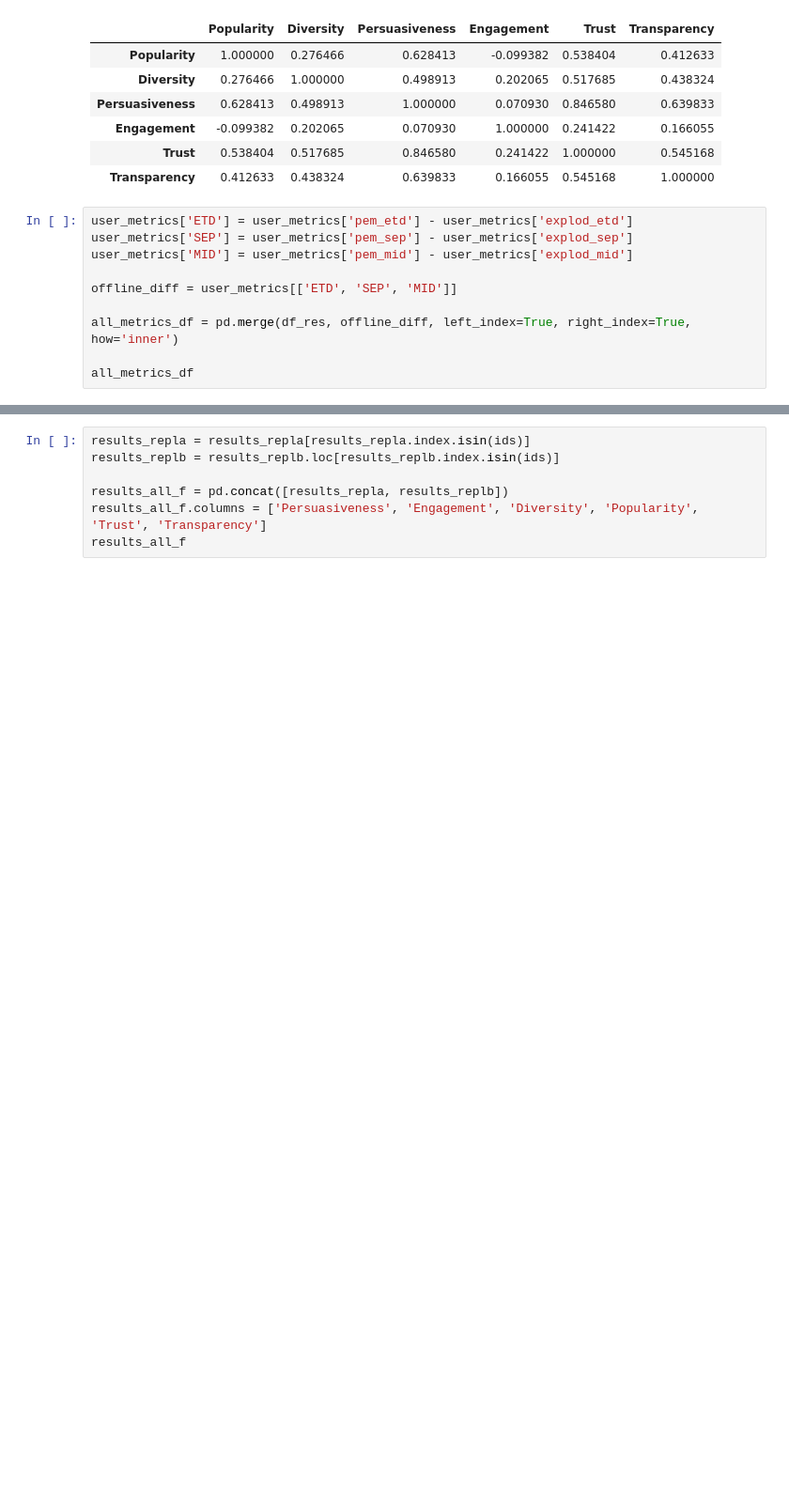
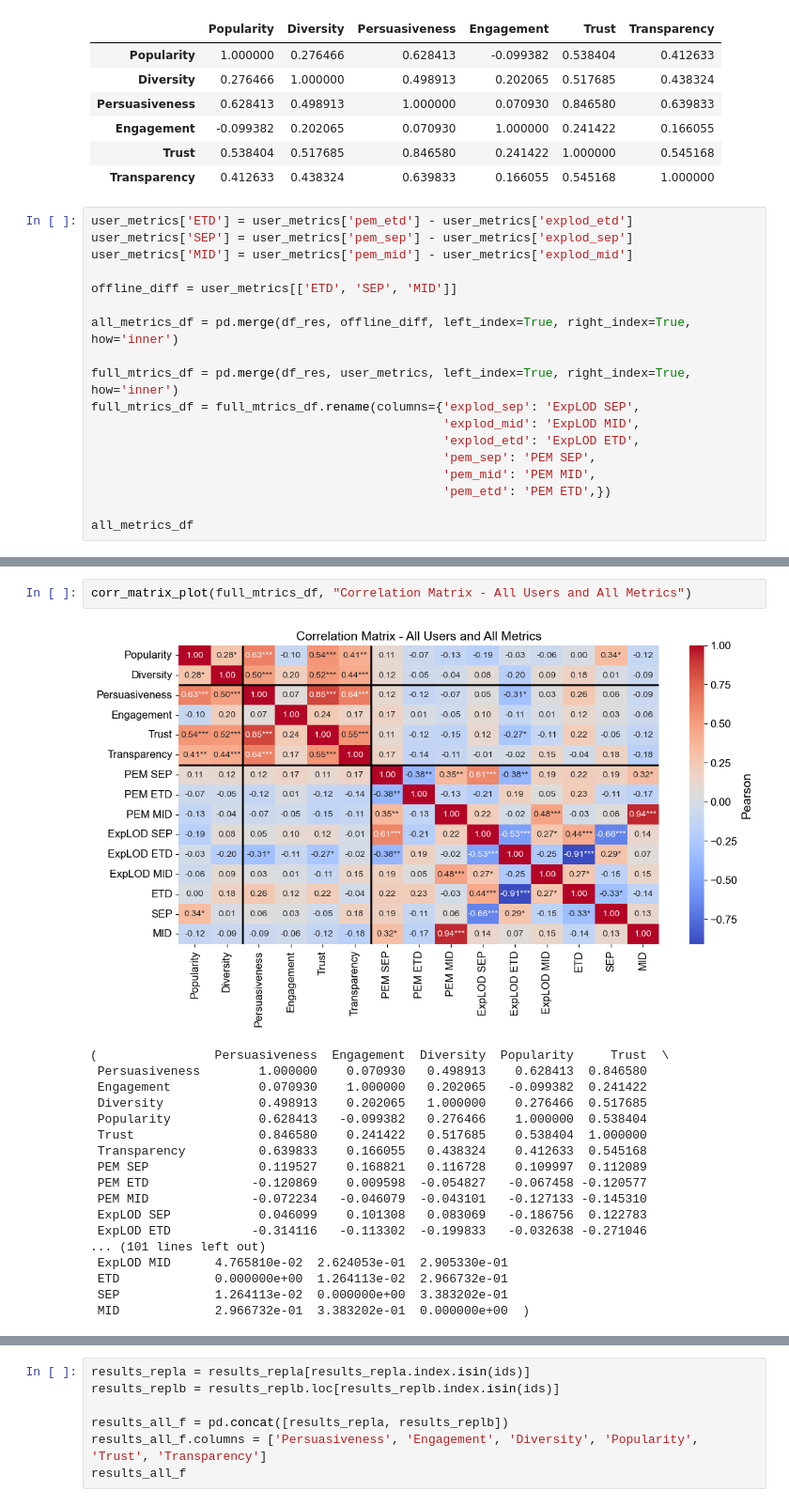
Before and after one commit to andlzanon/offline_metrics_explanation_rec_goals, a Jupyter notebook: Online User Study/Online Analysis.ipynb, the cells around one changed output, grey strips where cells are left out. Shown at 94% size. Drawn from its saved outputs; the diff is of its cells as text; blank space fills up the shorter version.

```diff
--- a/Online User Study/Online Analysis.ipynb
+++ b/Online User Study/Online Analysis.ipynb
@@ -1173,6 +1185,14 @@ offline_diff = user_metrics[['ETD', 'SEP', 'MID']]
 
 all_metrics_df = pd.merge(df_res, offline_diff, left_index=True, right_index=True, how='inner')
 
+full_mtrics_df = pd.merge(df_res, user_metrics, left_index=True, right_index=True, how='inner')
+full_mtrics_df = full_mtrics_df.rename(columns={'explod_sep': 'ExpLOD SEP',
+                                                'explod_mid': 'ExpLOD MID',
+                                                'explod_etd': 'ExpLOD ETD',
+                                                'pem_sep': 'PEM SEP',
+                                                'pem_mid': 'PEM MID',
+                                                'pem_etd': 'PEM ETD',})
+
 all_metrics_df
 # %% [output]
 |  | Persuasiveness | Engagement | Diversity | Popularity | Trust | Transparency | ETD | SEP | MID |
@@ -1271,2 +1298,23 @@ plt.show()
+# %%
+corr_matrix_plot(full_mtrics_df, "Correlation Matrix - All Users and All Metrics")
+# %% [output]
+[figure, added]
+(                Persuasiveness  Engagement  Diversity  Popularity     Trust  \
+ Persuasiveness        1.000000    0.070930   0.498913    0.628413  0.846580
+ Engagement            0.070930    1.000000   0.202065   -0.099382  0.241422
+ Diversity             0.498913    0.202065   1.000000    0.276466  0.517685
+ Popularity            0.628413   -0.099382   0.276466    1.000000  0.538404
+ Trust                 0.846580    0.241422   0.517685    0.538404  1.000000
+ Transparency          0.639833    0.166055   0.438324    0.412633  0.545168
+ PEM SEP               0.119527    0.168821   0.116728    0.109997  0.112089
+ PEM ETD              -0.120869    0.009598  -0.054827   -0.067458 -0.120577
+ PEM MID              -0.072234   -0.046079  -0.043101   -0.127133 -0.145310
+ ExpLOD SEP            0.046099    0.101308   0.083069   -0.186756  0.122783
+ ExpLOD ETD           -0.314116   -0.113302  -0.199833   -0.032638 -0.271046
+... (101 lines left out)
+ ExpLOD MID      4.765810e-02  2.624053e-01  2.905330e-01
+ ETD             0.000000e+00  1.264113e-02  2.966732e-01
+ SEP             1.264113e-02  0.000000e+00  3.383202e-01
+ MID             2.966732e-01  3.383202e-01  0.000000e+00  )
 # %%
 print("P-value matrix:\n")
```
Also changed, not shown: parts of 19 cells of this notebook.
